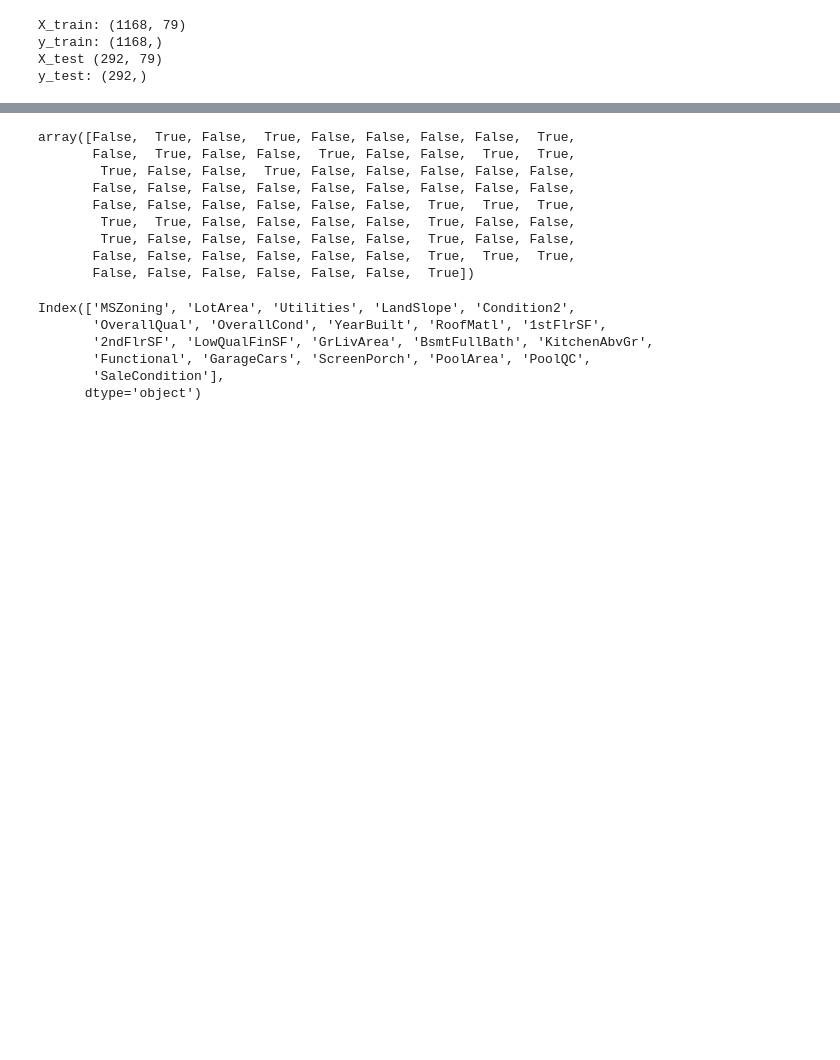
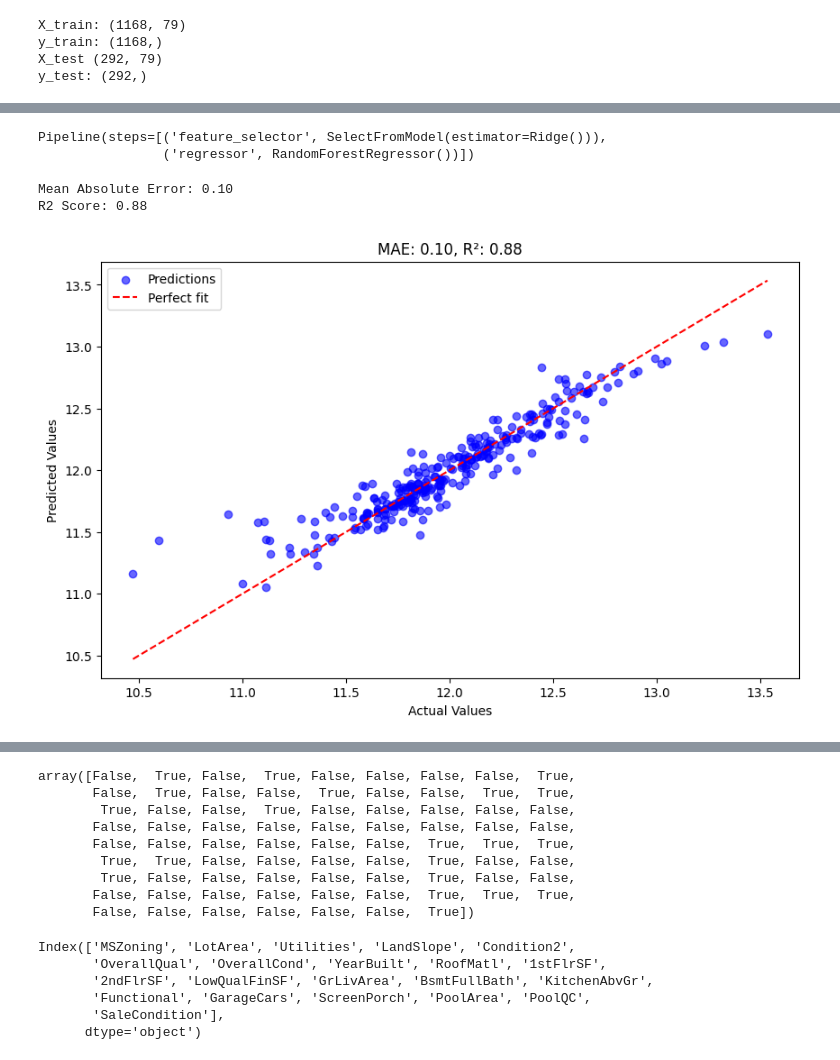
Before and after one commit to PJ779/advanced_house_price, a Jupyter notebook: Advanced_House_model_comparison.ipynb, the cells around one changed output, grey strips where cells are left out. Cells and saved outputs as stored; diff of their text form; code cells hidden in the pictures; blank space fills up the shorter version.

```diff
--- a/Advanced_House_model_comparison.ipynb
+++ b/Advanced_House_model_comparison.ipynb
@@ -53,0 +54,36 @@ pipeline_rfr = Pipeline([
+# %%
+pipeline_rfr = Pipeline([
+    ('feature_selector', SelectFromModel(Ridge())),  # Feature selection using Ridge
+    ('regressor', RandomForestRegressor())  # RandomForestRegressor as the final model
+])
+# %%
+pipeline_rfr.fit(X_train, y_train)
+# %% [output]
+Pipeline(steps=[('feature_selector', SelectFromModel(estimator=Ridge())),
+                ('regressor', RandomForestRegressor())])
+# %%
+y_pred_rfr = pipeline_rfr.predict(X_test)
+mae_rfr = mean_absolute_error(y_test, y_pred_rfr)
+print(f'Mean Absolute Error: {mae_rfr:.2f}')
+r2_score_rfr = r2_score(y_test, y_pred_rfr)
+print(f'R2 Score: {r2_score_rfr:.2f}')
+# %% [output]
+Mean Absolute Error: 0.10
+R2 Score: 0.88
+# %%
+plt.figure(figsize=(10, 6))
+
+# Scatter plot of actual vs predicted values
+plt.scatter(y_test, y_pred_rfr, color='blue', label='Predictions', alpha=0.6)
+plt.plot([min(y_test), max(y_test)], [min(y_test), max(y_test)], color='red', linestyle='--', label='Perfect fit')
+
+# Labels and title
+plt.title(f'MAE: {mae_rfr:.2f}, R²: {r2_score_rfr:.2f}')
+plt.xlabel('Actual Values')
+plt.ylabel('Predicted Values')
+plt.legend()
+
+# Show plot
+plt.show()
+# %% [output]
+[figure, added]
```
Also changed, not shown: parts of 78 cells of this notebook.
